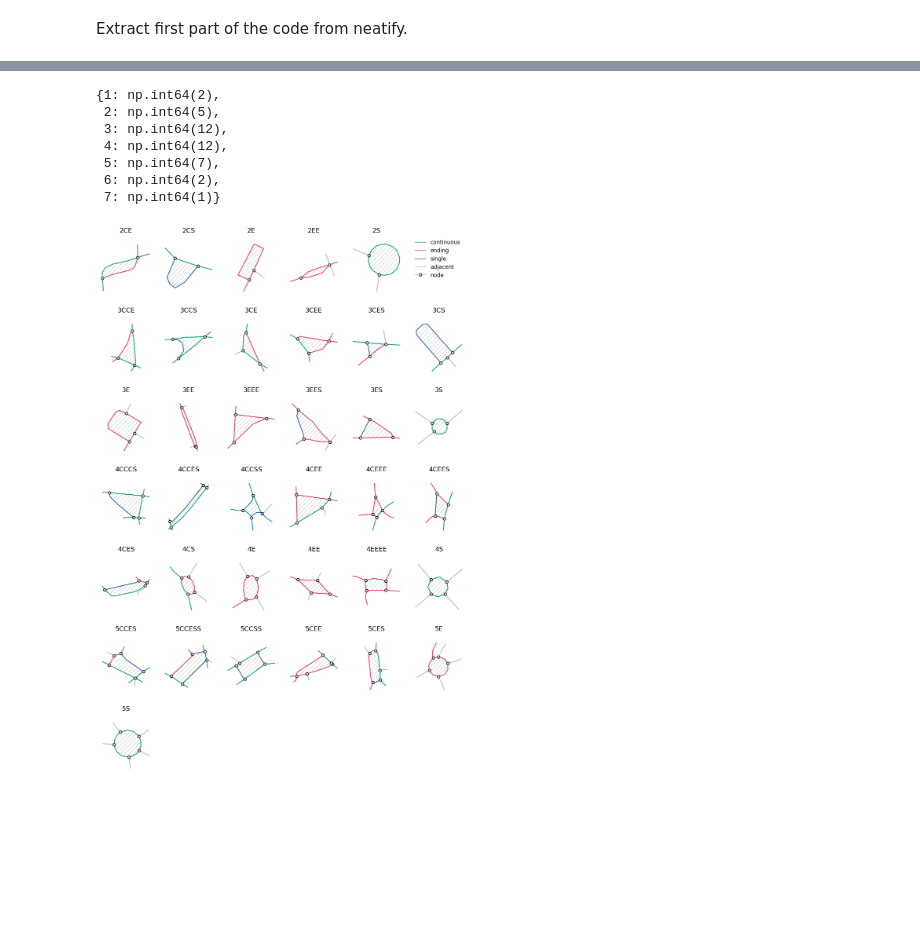
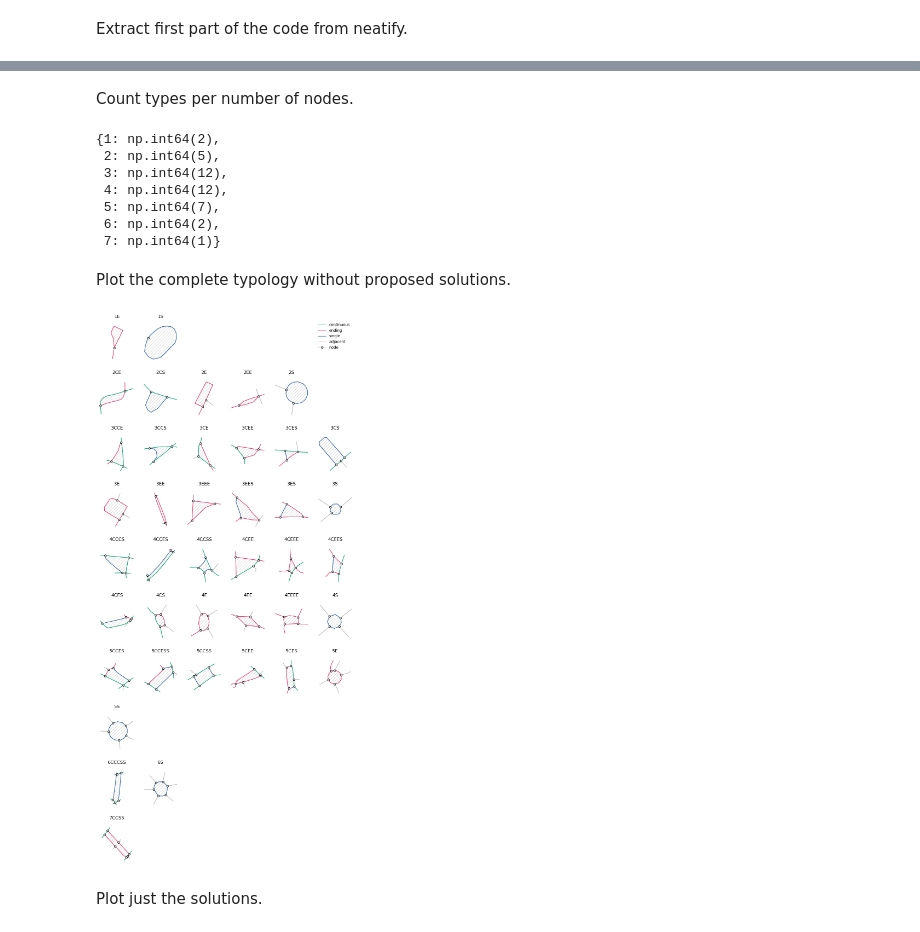
Before and after one commit to uscuni/simplification, a Jupyter notebook: notebooks/figures/ces_illustration.ipynb, the cells around one changed output, grey strips where cells are left out. Saved outputs shown, nothing was run; the diff lists cells and outputs as text; code cells hidden in the pictures; blank space fills up the shorter version.

Commit message:
CES appendix + fix of CES figure (#270)
* CES appendix + fix of CES figure

* update af files

```diff
--- a/notebooks/figures/ces_illustration.ipynb
+++ b/notebooks/figures/ces_illustration.ipynb
@@ -73,32 +78,2 @@ artifacts["ces_type"] = ces_type
 # %%
 all_types = artifacts.ces_type.value_counts().sort_index()
-# %%
-from matplotlib.lines import Line2D
-
-geom = artifacts.geometry.iloc[80]
-
-fig, ax = plt.subplots(1, 2, sharey=True)
-core.viz.ces.plot_ces(roads, geom, ax[0])
-core.viz.ces.plot_simplified(simplified, geom, ax[1])
-for a in ax.flat:
-    a.set_axis_off()
-
-# # Create custom legend elements
-# legend_elements = [
-#     Line2D([0], [0], color="#11A579", lw=1, label="continuous"),
-#     Line2D([0], [0], color="#E73F74", lw=1, label="ending"),
-#     Line2D([0], [0], color="#3969AC", lw=1, label="single"),
-#     Line2D([0], [0], color="#F2B701", lw=1, label="adjacent"),
-#     Line2D(
-#         [0],
-#         [0],
-#         marker="o",
-#         color="lightgrey",
-#         markeredgecolor="k",
-#         markersize=5,
-#         label="node",
-#     ),
-# ]
-
-# Add legend to the plot
-# ax[0].legend(handles=legend_elements, loc="upper right", frameon=False)
@@ -107,4 +82,6 @@ for a in ax.flat:
 # %%
 all_types = all_types.drop("1")  # non planar
+# %% [markdown]
+Count types per number of nodes.
 # %%
 counts = {k: all_types.index.str.startswith(str(k)).sum() for k in range(1, 8)}
@@ -118,10 +95,12 @@ counts
  5: np.int64(7),
  6: np.int64(2),
  7: np.int64(1)}
+# %% [markdown]
+Plot the complete typology without proposed solutions.
 # %%
-fig, axs = plt.subplots(7, 6, figsize=(12, 18))
+fig, axs = plt.subplots(10, 6, figsize=(12, 26))
 row = 0
-for i in range(2, 6):
+for i in range(1, 8):
     ces_i = all_types.index[all_types.index.str.startswith(str(i))]
     if len(ces_i) < 7:
         for loc, ces in enumerate(ces_i):
@@ -137,32 +116,34 @@ for i in range(2, 6):
         row += 1
         for loc, ces in enumerate(ces_i[6:]):
             geom = artifacts[artifacts.ces_type == ces].geometry.iloc[0]
             core.viz.ces.plot_ces(roads, geom, axs[row, loc])
             axs[row, loc].set_title(ces)
         row += 1
 for ax in axs.flat:
     ax.set_axis_off()
 
 legend_elements = [
     Line2D([0], [0], color="#11A579", lw=1, label="continuous"),
     Line2D([0], [0], color="#E73F74", lw=1, label="ending"),
     Line2D([0], [0], color="#3969AC", lw=1, label="single"),
     Line2D([0], [0], color="#bbbbbb", lw=1, label="adjacent"),
     Line2D(
         [0],
         [0],
         marker="o",
         color="lightgrey",
         markeredgecolor="k",
         markersize=5,
         label="node",
     ),
 ]
 
 # Add legend to the plot
 axs[0, -1].legend(handles=legend_elements, loc="upper right", frameon=False)
 for ext in ["png", "svg", "pdf"]:
     plt.savefig(f"../../illustrations/ces_liege_ces_only.{ext}", bbox_inches="tight")
 # %% [output]
-[figure, old version]
+[figure, new version]
+# %% [markdown]
+Plot just the solutions.
 # %%
```
Also changed, not shown: parts of 12 cells of this notebook, 22 other files.
